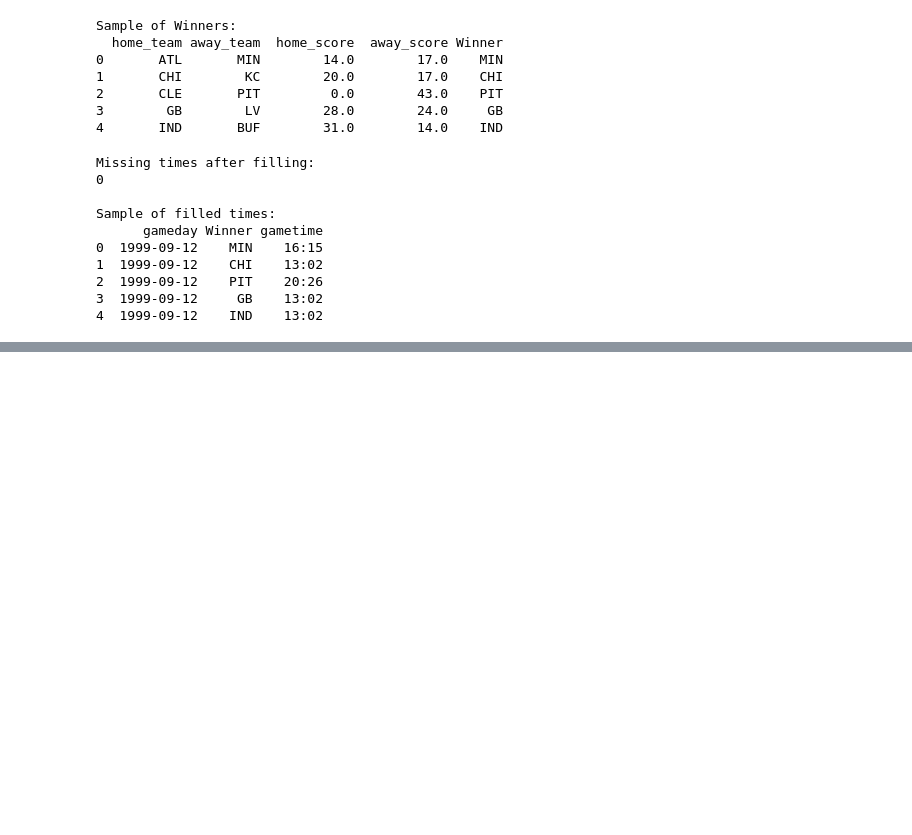
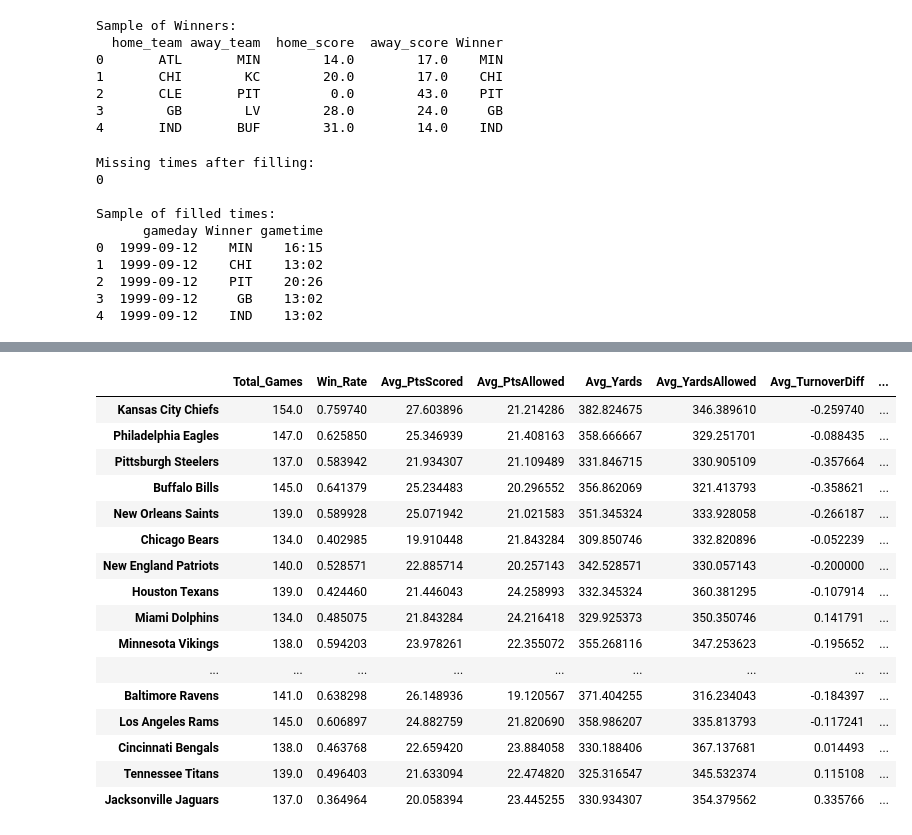
Before and after one commit to JonathanK556/NFL-Model, a Jupyter notebook: Data_Wrangling.ipynb, the cells around one changed output, grey strips where cells are left out. Cells and saved outputs as stored; diff of their text form; code cells hidden in the pictures; blank space fills up the shorter version.

```diff
--- a/Data_Wrangling.ipynb
+++ b/Data_Wrangling.ipynb
@@ -554,0 +1083,17 @@ dtype: int64
+# %%
+#Combine duplicate teams into one
+# Define the mapping to combine the Washington team names and the Raiders team names
+team_name_mapping = {
+    'Washington Redskins': 'Washington Commanders',
+    'Washington Football Team': 'Washington Commanders',
+    'Washington Commanders': 'Washington Commanders',
+    'Oakland Raiders': 'Las Vegas Raiders',
+    'Las Vegas Raiders': 'Las Vegas Raiders'
+}
+
+# Replace the team names in both 'Winner' and 'Loser' columns
+NFL['Winner'] = NFL['Winner'].replace(team_name_mapping)
+NFL['Loser'] = NFL['Loser'].replace(team_name_mapping)
+
+# Check that the replacement was successful
+NFL[['Winner', 'Loser']].drop_duplicates().head()
@@ -554,0 +1242,20 @@ dtype: int64
+# %%
+team_stats
+# %% [output]
+|  | Total_Games | Win_Rate | Avg_PtsScored | Avg_PtsAllowed | Avg_Yards | Avg_YardsAllowed | Avg_TurnoverDiff | ... |
+| Kansas City Chiefs | 154.0 | 0.759740 | 27.603896 | 21.214286 | 382.824675 | 346.389610 | -0.259740 | ... |
+| Philadelphia Eagles | 147.0 | 0.625850 | 25.346939 | 21.408163 | 358.666667 | 329.251701 | -0.088435 | ... |
+| Pittsburgh Steelers | 137.0 | 0.583942 | 21.934307 | 21.109489 | 331.846715 | 330.905109 | -0.357664 | ... |
+| Buffalo Bills | 145.0 | 0.641379 | 25.234483 | 20.296552 | 356.862069 | 321.413793 | -0.358621 | ... |
+| New Orleans Saints | 139.0 | 0.589928 | 25.071942 | 21.021583 | 351.345324 | 333.928058 | -0.266187 | ... |
+| Chicago Bears | 134.0 | 0.402985 | 19.910448 | 21.843284 | 309.850746 | 332.820896 | -0.052239 | ... |
+| New England Patriots | 140.0 | 0.528571 | 22.885714 | 20.257143 | 342.528571 | 330.057143 | -0.200000 | ... |
+| Houston Texans | 139.0 | 0.424460 | 21.446043 | 24.258993 | 332.345324 | 360.381295 | -0.107914 | ... |
+| Miami Dolphins | 134.0 | 0.485075 | 21.843284 | 24.216418 | 329.925373 | 350.350746 | 0.141791 | ... |
+| Minnesota Vikings | 138.0 | 0.594203 | 23.978261 | 22.355072 | 355.268116 | 347.253623 | -0.195652 | ... |
+| ... | ... | ... | ... | ... | ... | ... | ... | ... |
+| Baltimore Ravens | 141.0 | 0.638298 | 26.148936 | 19.120567 | 371.404255 | 316.234043 | -0.184397 | ... |
+| Los Angeles Rams | 145.0 | 0.606897 | 24.882759 | 21.820690 | 358.986207 | 335.813793 | -0.117241 | ... |
+| Cincinnati Bengals | 138.0 | 0.463768 | 22.659420 | 23.884058 | 330.188406 | 367.137681 | 0.014493 | ... |
+| Tennessee Titans | 139.0 | 0.496403 | 21.633094 | 22.474820 | 325.316547 | 345.532374 | 0.115108 | ... |
+| Jacksonville Jaguars | 137.0 | 0.364964 | 20.058394 | 23.445255 | 330.934307 | 354.379562 | 0.335766 | ... |
```
Also changed, not shown: parts of 48 cells of this notebook, 1 other file.
